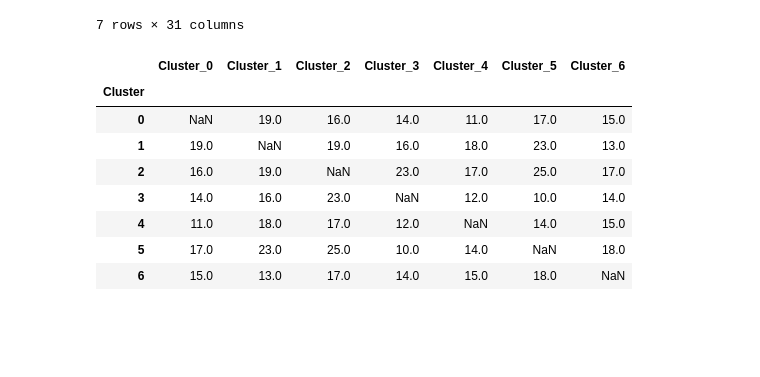
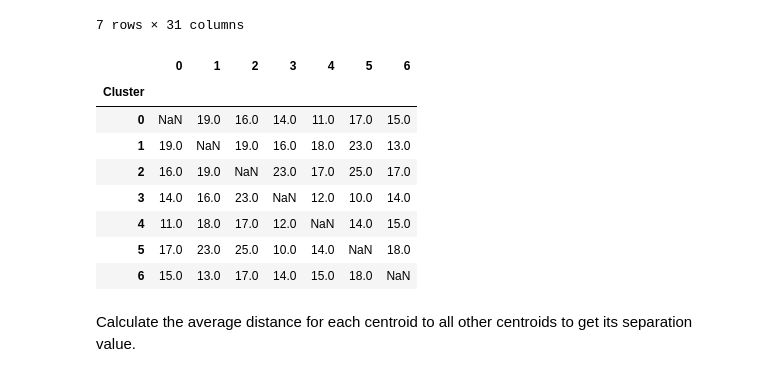
Before and after one commit to StefMiya/TL_Team5, a Jupyter notebook: learn.ipynb, the cells around one changed output. Drawn from its saved outputs; the diff is of its cells as text; code cells hidden in the pictures; blank space fills up the shorter version.

```diff
--- a/learn.ipynb
+++ b/learn.ipynb
@@ -40,13 +40,14 @@ plt.show()
 model_config = {'k' : 7}
 # %%
 # Building the model with 3 clusters
-kmode = KModes(n_clusters=k, init = "random", n_init = 5, verbose=0, random_state=7)
+kmode = KModes(n_clusters = model_config['k'], init = "random", n_init = 5, verbose=0, random_state=7)
 clusters = kmode.fit_predict(df_data)
 # clusters
 
 df_result = df_data
 df_result.insert(0, "Cluster", clusters, True)
 df_result
+# df_result.to_csv('data/result.csv')
 # %% [output]
 |  | Cluster | 53A | 97A | 87A | 83A | 82A | 81A | 95A | 138A | 112A | ... | ... |
 | LANG_ID |  |  |  |  |  |  |  |  |  |  |  | ... |
@@ -159,31 +187,31 @@ df_centroids
 # %%
 #Calculate disimilarity aka. Hamming distance for two centroids (lines from dataframe shown above)
 def calc_hamming_distance(a, b):
     ret_val = 0
     for i in range(0, len(a)):
         if (a[i] != b[i]): ret_val += 1
 
     return ret_val
 
-cluster = range(0,k)
-dict_cont = {'Cluster' : cluster} #will be used to create dataframe later
+centroids = range(0,model_config['k'])
+dict_cont = {'Cluster' : centroids} #will be used to create dataframe later
 
-for centroid_a in range(0, k):
+for centroid_a in centroids:
     col = []
-    for centroid_b in range(0, k):
+    for centroid_b in centroids:
         d = np.nan
         if (centroid_a != centroid_b):
             d = calc_hamming_distance(df_centroids.loc[centroid_a], df_centroids.loc[centroid_b])
             # print(f"Distance from centroid {centroid_a} to centroid {centroid_b} = {d}")
         col.append(d)
-    dict_cont[f'Cluster_{centroid_a}'] = col
+    dict_cont[centroid_a] = col
 
-df_sepration = pd.DataFrame(dict_cont)
-df_sepration = df_sepration.set_index('Cluster')
+df_cluster_distance = pd.DataFrame(dict_cont)
+df_cluster_distance = df_cluster_distance.set_index('Cluster')
 
-df_sepration
+df_cluster_distance
 # %% [output]
-|  | Cluster_0 | Cluster_1 | Cluster_2 | Cluster_3 | Cluster_4 | Cluster_5 | Cluster_6 |
+|  | 0 | 1 | 2 | 3 | 4 | 5 | 6 |
 | Cluster |  |  |  |  |  |  |  |
 | 0 | NaN | 19.0 | 16.0 | 14.0 | 11.0 | 17.0 | 15.0 |
 | 1 | 19.0 | NaN | 19.0 | 16.0 | 18.0 | 23.0 | 13.0 |
@@ -192,3 +220,5 @@ df_sepration
 | 4 | 11.0 | 18.0 | 17.0 | 12.0 | NaN | 14.0 | 15.0 |
 | 5 | 17.0 | 23.0 | 25.0 | 10.0 | 14.0 | NaN | 18.0 |
 | 6 | 15.0 | 13.0 | 17.0 | 14.0 | 15.0 | 18.0 | NaN |
+# %% [markdown]
+Calculate the average distance for each centroid to all other centroids to get its separation value.
```
Also changed, not shown: parts of 12 cells of this notebook, 1 other file.
